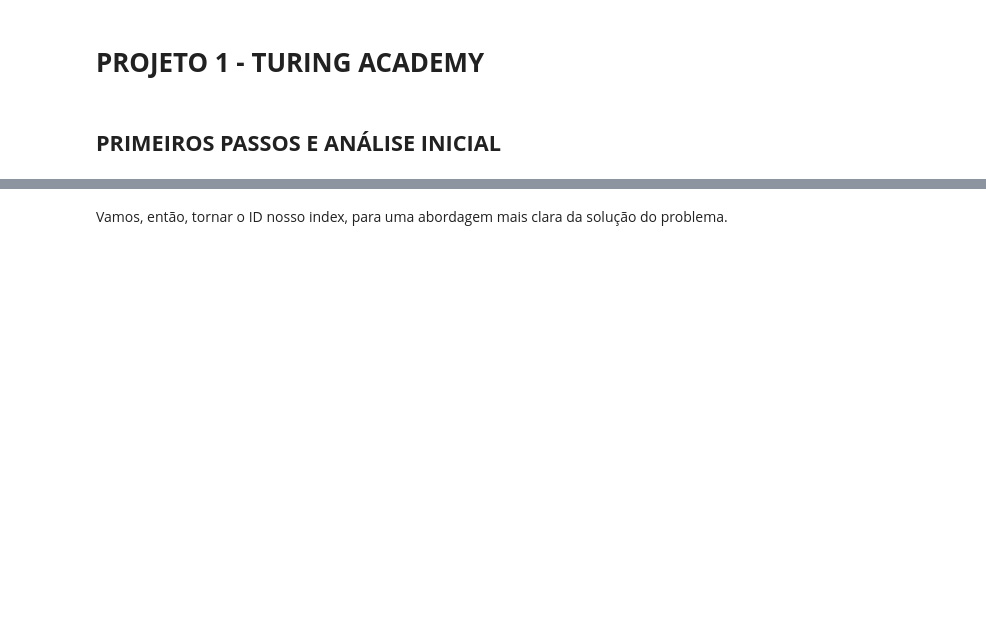
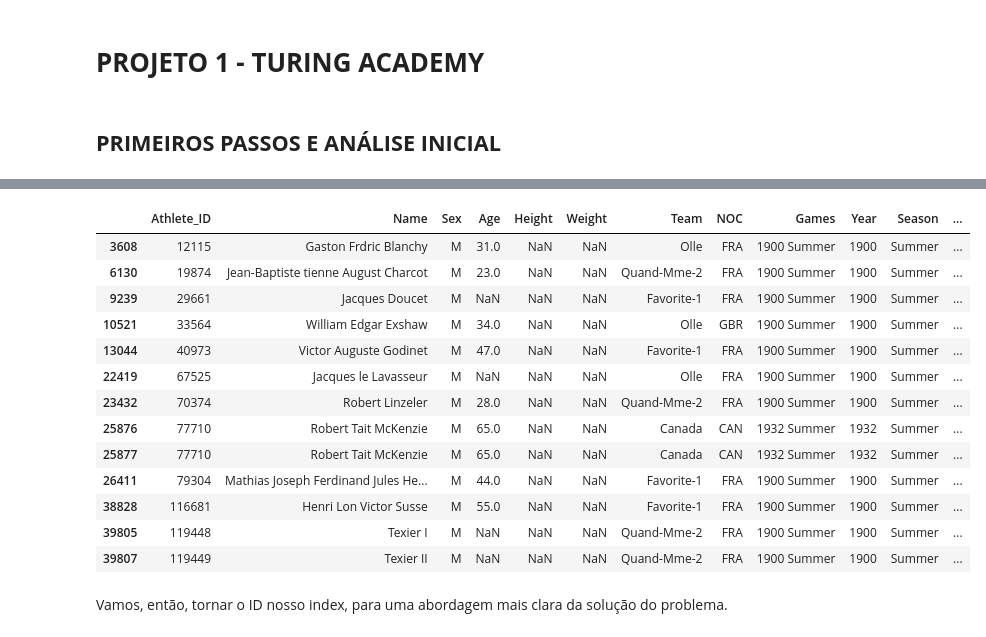
Before and after one commit to kauafillipe/Projeto-1---Turing-Academy, a Jupyter notebook: Projeto.ipynb, the cells around one changed output, grey strips where cells are left out. Cells and saved outputs as stored; diff of their text form; code cells hidden in the pictures; blank space fills up the shorter version.

```diff
--- a/Projeto.ipynb
+++ b/Projeto.ipynb
@@ -24,3 +42,21 @@ df.head()
+# %%
+duplicates = df.duplicated()
+df[duplicates].sort_values(by = 'Athlete_ID')
+# %% [output]
+|  | Athlete_ID | Name | Sex | Age | Height | Weight | Team | NOC | Games | Year | Season | ... |
+| 3608 | 12115 | Gaston Frdric Blanchy | M | 31.0 | NaN | NaN | Olle | FRA | 1900 Summer | 1900 | Summer | ... |
+| 6130 | 19874 | Jean-Baptiste tienne August Charcot | M | 23.0 | NaN | NaN | Quand-Mme-2 | FRA | 1900 Summer | 1900 | Summer | ... |
+| 9239 | 29661 | Jacques Doucet | M | NaN | NaN | NaN | Favorite-1 | FRA | 1900 Summer | 1900 | Summer | ... |
+| 10521 | 33564 | William Edgar Exshaw | M | 34.0 | NaN | NaN | Olle | GBR | 1900 Summer | 1900 | Summer | ... |
+| 13044 | 40973 | Victor Auguste Godinet | M | 47.0 | NaN | NaN | Favorite-1 | FRA | 1900 Summer | 1900 | Summer | ... |
+| 22419 | 67525 | Jacques le Lavasseur | M | NaN | NaN | NaN | Olle | FRA | 1900 Summer | 1900 | Summer | ... |
+| 23432 | 70374 | Robert Linzeler | M | 28.0 | NaN | NaN | Quand-Mme-2 | FRA | 1900 Summer | 1900 | Summer | ... |
+| 25876 | 77710 | Robert Tait McKenzie | M | 65.0 | NaN | NaN | Canada | CAN | 1932 Summer | 1932 | Summer | ... |
+| 25877 | 77710 | Robert Tait McKenzie | M | 65.0 | NaN | NaN | Canada | CAN | 1932 Summer | 1932 | Summer | ... |
+| 26411 | 79304 | Mathias Joseph Ferdinand Jules He... | M | 44.0 | NaN | NaN | Favorite-1 | FRA | 1900 Summer | 1900 | Summer | ... |
+| 38828 | 116681 | Henri Lon Victor Susse | M | 55.0 | NaN | NaN | Favorite-1 | FRA | 1900 Summer | 1900 | Summer | ... |
+| 39805 | 119448 | Texier I | M | NaN | NaN | NaN | Quand-Mme-2 | FRA | 1900 Summer | 1900 | Summer | ... |
+| 39807 | 119449 | Texier II | M | NaN | NaN | NaN | Quand-Mme-2 | FRA | 1900 Summer | 1900 | Summer | ... |
 # %% [markdown]
 Vamos, então, tornar o ID nosso index, para uma abordagem mais clara da solução do problema.
 # %%
```
Also changed, not shown: parts of 69 cells of this notebook.
